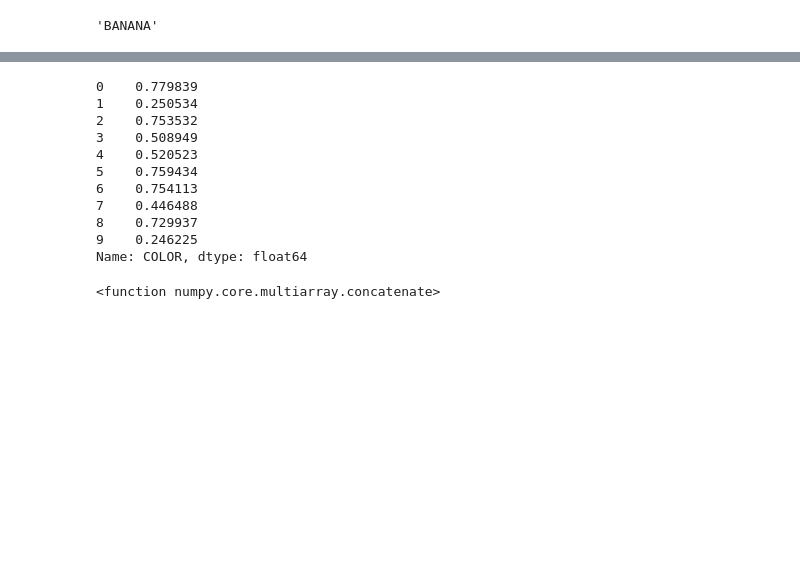
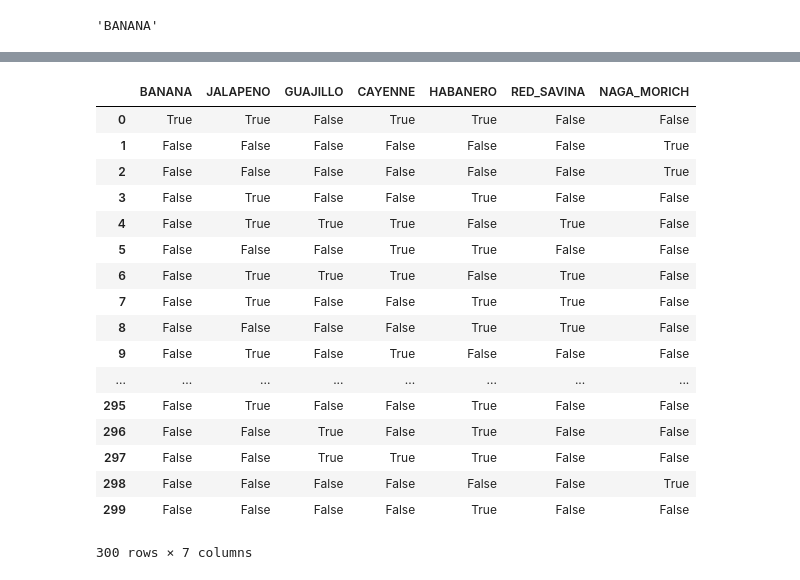
Before and after one commit to bphillab/hot-sauce, a Jupyter notebook: hot-sauce.ipynb, the cells around one changed output, grey strips where cells are left out. Cells and saved outputs as stored; diff of their text form; code cells hidden in the pictures; blank space fills up the shorter version.

```diff
--- a/hot-sauce.ipynb
+++ b/hot-sauce.ipynb
@@ -37,18 +35,0 @@ peppers = sample_peppers(10)
-# %%
-compute_color(peppers)
-# %% [output]
-0    0.779839
-1    0.250534
-2    0.753532
-3    0.508949
-4    0.520523
-5    0.759434
-6    0.754113
-7    0.446488
-8    0.729937
-9    0.246225
-Name: COLOR, dtype: float64
-# %%
-np.concatenate
-# %% [output]
-<function numpy.core.multiarray.concatenate>
@@ -54,0 +39,21 @@ np.concatenate
+# %%
+peppers_df
+# %% [output]
+|  | BANANA | JALAPENO | GUAJILLO | CAYENNE | HABANERO | RED_SAVINA | NAGA_MORICH |
+| 0 | True | True | False | True | True | False | False |
+| 1 | False | False | False | False | False | False | True |
+| 2 | False | False | False | False | False | False | True |
+| 3 | False | True | False | False | True | False | False |
+| 4 | False | True | True | True | False | True | False |
+| 5 | False | False | False | True | True | False | False |
+| 6 | False | True | True | True | False | True | False |
+| 7 | False | True | False | False | True | True | False |
+| 8 | False | False | False | False | True | True | False |
+| 9 | False | True | False | True | False | False | False |
+| ... | ... | ... | ... | ... | ... | ... | ... |
+| 295 | False | True | False | False | True | False | False |
+| 296 | False | False | True | False | True | False | False |
+| 297 | False | False | True | True | True | False | False |
+| 298 | False | False | False | False | False | False | True |
+| 299 | False | False | False | False | True | False | False |
+300 rows × 7 columns
```
Also changed, not shown: parts of 9 cells of this notebook, 3 other files.
